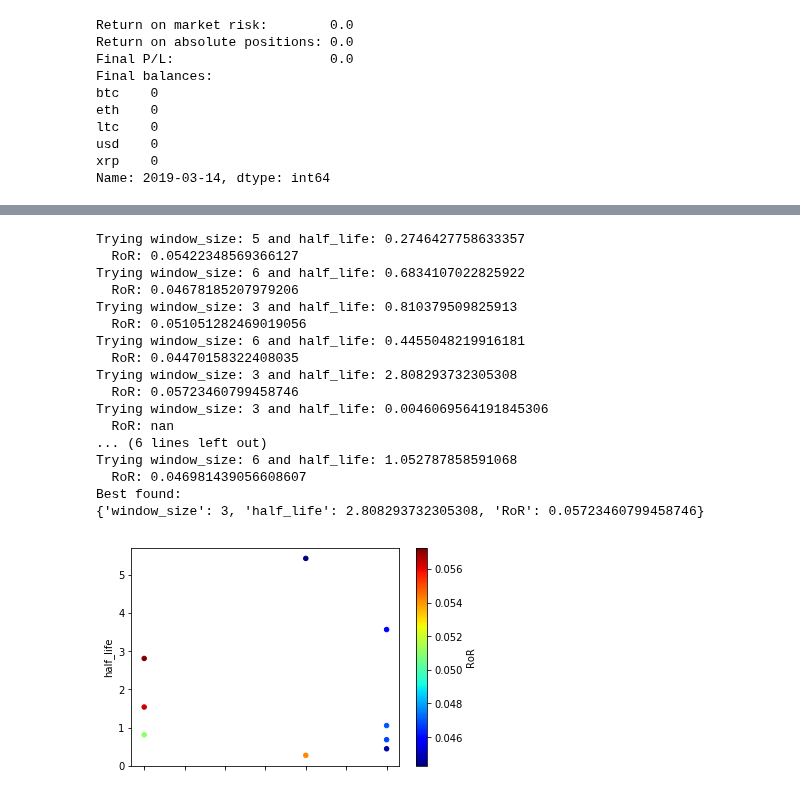
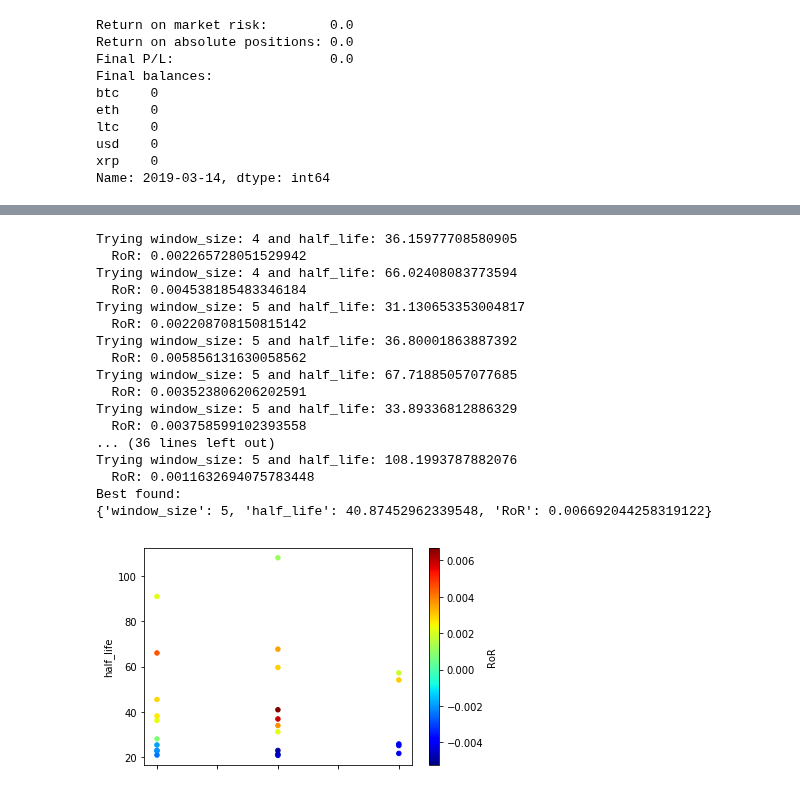
Before and after one commit to cambrian/quant, a Jupyter notebook: research/analysis.ipynb, the cells around one changed output, grey strips where cells are left out. Drawn from its saved outputs; the diff is of its cells as text; code cells hidden in the pictures.

Commit message:
fix subsampling, add volume to stat arb, add johansen test library

```diff
--- a/research/analysis.ipynb
+++ b/research/analysis.ipynb
@@ -42,8 +43,14 @@ def prep_data(file):
 
 def reduce_data(data, resampling):
     '''Averages prices, sums volumes'''
-    prices = data['prices'].resample(resampling).mean().fillna(method='ffill')
+    prices = data['prices'].resample(resampling).first().fillna(method='ffill')
     volumes = data['volumes'].resample(resampling).sum().fillna(method='ffill')
+    return { 'prices': prices, 'volumes': volumes }
+
+def tail_data(data, n):
+    '''get the last n points of the given data'''
+    prices = data['prices'].tail(n)
+    volumes = data['volumes'].tail(n)
     return { 'prices': prices, 'volumes': volumes }
 
 def viz_data(data):
@@ -121,8 +128,8 @@ def market_risk(pca, balances):
     components = pd.DataFrame(pca.components_, columns = data['prices'].columns)
     component_variances = components.mul(pca.explained_variance_, axis=0)
     pca_position_variances = component_variances.values.dot((balances * balances.abs()).values.T)
-    risk = np.sqrt(np.abs(pca_position_variances).sum()) # np.linalg.norm(pca_position_variances)
-    return max(1e-10, risk) # avoid div by 0
+    risk = np.sqrt(np.abs(pca_position_variances).sum())
+    return risk + 1e-10 # avoid div by 0
 
 def evaluate(strategy, data, fees = 0):
     '''data is prices per-day
@@ -321,46 +340,47 @@ Name: 2019-03-15 19:10:00, dtype: float64
 # %%
 import random
 
 def find_best_window_sizes(data, n):
     points = []
     best = None
     best_ror = 0
     for _ in range(n):
-        movement_half_life = random.expovariate(1)
+        movement_half_life = random.expovariate(1) * 20 + 20
 #         window_ratio = random.uniform(1, 10)
 #         window_size = max(3, int(movement_half_life * window_ratio))
 #         movement_half_life = 2
-        window_size = int(random.uniform(3, 7))
+        window_size = int(random.uniform(4, 7))
+#         window_size = 4
         print('Trying window_size: {0} and half_life: {1}'.format(window_size, movement_half_life))
         results = evaluate(StatArb(window_size, movement_half_life, size=1000, min_edge=0.25), data)
         ror = return_on_risk(results)
         print('  RoR: {0}'.format(ror))
         point = { 'window_size': window_size, 'half_life': movement_half_life, 'RoR': ror }
         points.append(point)
         if ror > best_ror:
             best = point
             best_ror = ror
     print('Best found:')
     print(best)
     pd.DataFrame(points).plot.scatter('window_size', 'half_life', c='RoR', colormap='jet')
 
-find_best_window_sizes(data_15min, 10)
+find_best_window_sizes(tail_data(data_5min, 600), 25)
 # %% [output]
-Trying window_size: 5 and half_life: 0.2746427758633357
-  RoR: 0.05422348569366127
-Trying window_size: 6 and half_life: 0.6834107022825922
-  RoR: 0.04678185207979206
-Trying window_size: 3 and half_life: 0.810379509825913
-  RoR: 0.051051282469019056
-Trying window_size: 6 and half_life: 0.4455048219916181
-  RoR: 0.04470158322408035
-Trying window_size: 3 and half_life: 2.808293732305308
-  RoR: 0.05723460799458746
-Trying window_size: 3 and half_life: 0.0046069564191845306
-  RoR: nan
-... (6 lines left out)
-Trying window_size: 6 and half_life: 1.052787858591068
-  RoR: 0.046981439056608607
+Trying window_size: 4 and half_life: 36.15977708580905
+  RoR: 0.002265728051529942
+Trying window_size: 4 and half_life: 66.02408083773594
+  RoR: 0.004538185483346184
+Trying window_size: 5 and half_life: 31.130653353004817
+  RoR: 0.002208708150815142
+Trying window_size: 5 and half_life: 36.80001863887392
+  RoR: 0.005856131630058562
+Trying window_size: 5 and half_life: 67.71885057077685
+  RoR: 0.003523806206202591
+Trying window_size: 5 and half_life: 33.89336812886329
+  RoR: 0.003758599102393558
+... (36 lines left out)
+Trying window_size: 5 and half_life: 108.1993787882076
+  RoR: 0.0011632694075783448
 Best found:
-{'window_size': 3, 'half_life': 2.808293732305308, 'RoR': 0.05723460799458746}
+{'window_size': 5, 'half_life': 40.87452962339548, 'RoR': 0.006692044258319122}
-[figure, old version]
+[figure, new version]
```
Also changed, not shown: parts of 7 cells of this notebook, 3 other files.
